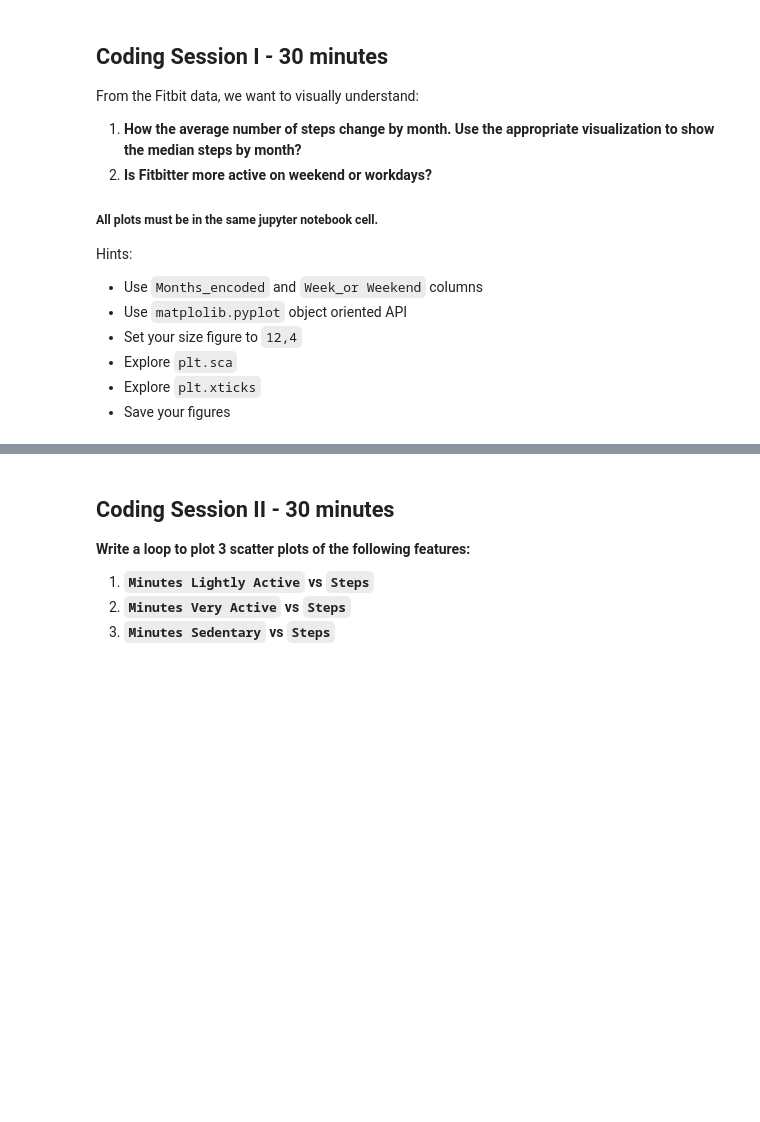
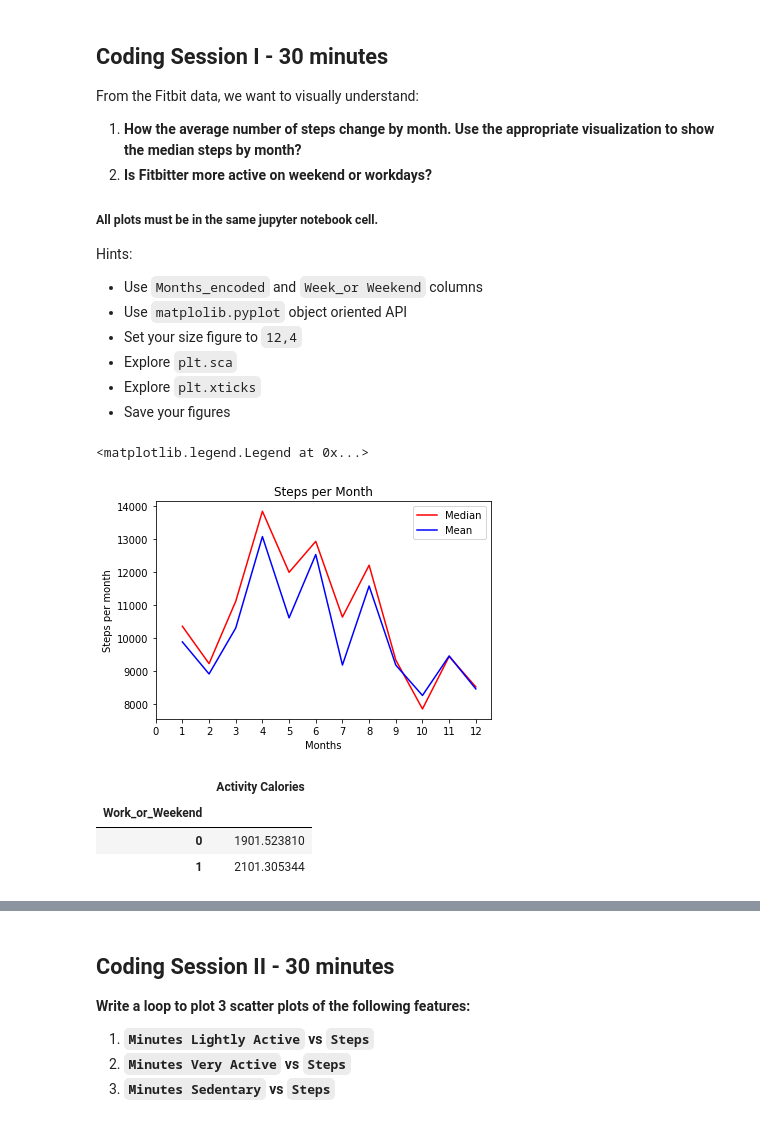
Before and after one commit to marisfont/madrid-oct-2018, a Jupyter notebook: module-2/lab-matplotlib-seaborn/your-code/challenge-2.ipynb, the cells around one changed output, grey strips where cells are left out. Drawn from its saved outputs; the diff is of its cells as text; code cells hidden in the pictures; blank space fills up the shorter version.

```diff
--- a/module-2/lab-matplotlib-seaborn/your-code/challenge-2.ipynb
+++ b/module-2/lab-matplotlib-seaborn/your-code/challenge-2.ipynb
@@ -66,0 +65,23 @@ Hints:
+# %%
+median_months = fitbit.pivot_table(index=['Months_encoded'], values=['Steps'], aggfunc={'Steps': np.median})
+mean_months = fitbit.pivot_table(index=['Months_encoded'], values=['Steps'])
+
+
+plt.plot(median_months, 'r')
+plt.plot(mean_months,'b')
+plt.xticks(range(0,13))
+plt.title('Steps per Month')
+plt.xlabel('Months')
+plt.ylabel('Steps per month')
+plt.legend(('Median', 'Mean'))
+# %% [output]
+<matplotlib.legend.Legend at 0x...>
+[figure, added]
+# %%
+activity = fitbit.pivot_table(index=['Work_or_Weekend'], values=['Activity Calories'])
+activity
+# %% [output]
+|  | Activity Calories |
+| Work_or_Weekend |  |
+| 0 | 1901.523810 |
+| 1 | 2101.305344 |
```
Also changed, not shown: parts of 2 cells of this notebook.
